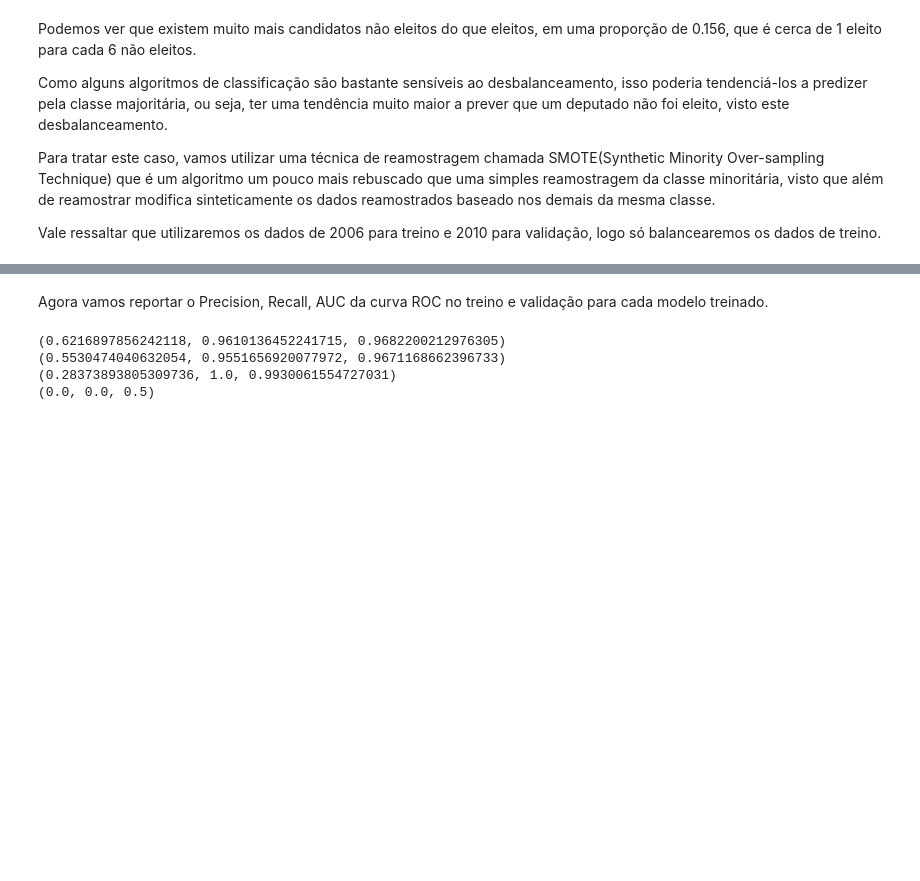
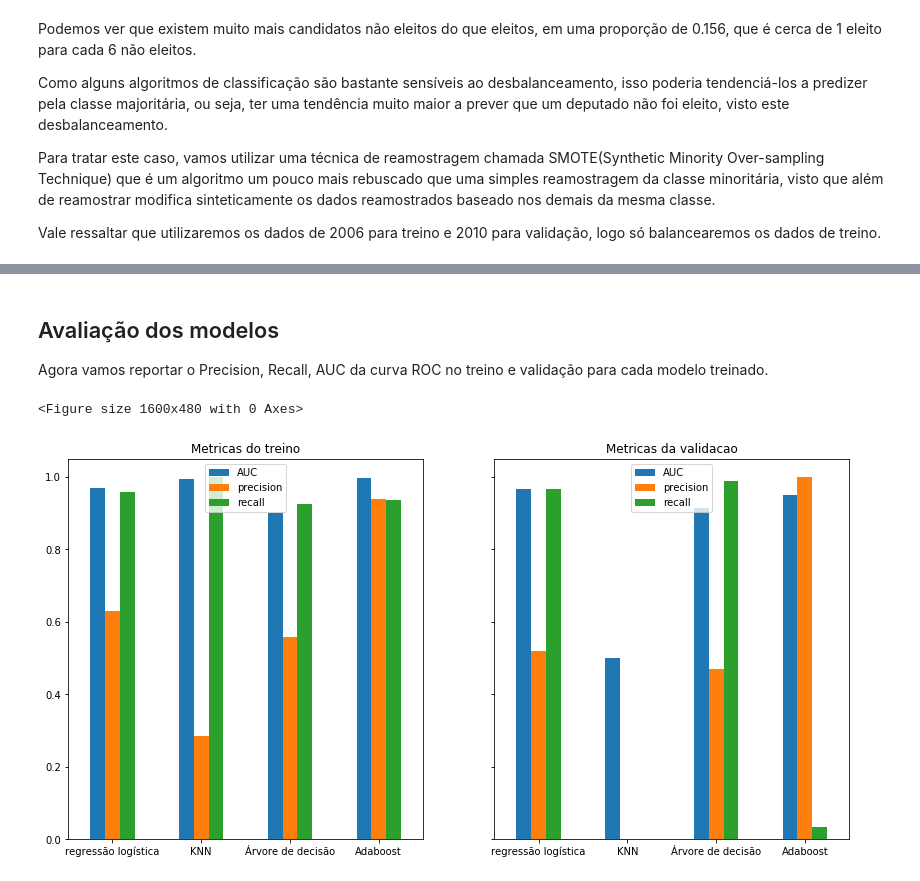
Before and after one commit to orionwinter/machine-learning, a Jupyter notebook: classificacao/Previsão de Eleição dos Deputados.ipynb, the cells around one changed output, grey strips where cells are left out. Saved outputs shown, nothing was run; the diff lists cells and outputs as text; code cells hidden in the pictures; blank space fills up the shorter version.

```diff
--- a/classificacao/Previsão de Eleição dos Deputados.ipynb
+++ b/classificacao/Previsão de Eleição dos Deputados.ipynb
@@ -117,7 +118,7 @@ Y_train = train_data.situacao
 X_validation = validation_data.drop('situacao', axis=1)
 Y_validation = validation_data.situacao
 
-lr_model = LogisticRegressionCV(cv=5, random_state=0, multi_class='multinomial', scoring="f1").fit(X, Y)
+lr_model = LogisticRegressionCV(cv=5, random_state=0, multi_class='ovr', scoring="f1").fit(X, Y)
 lr_train_predict = lr_model.predict(X_train)
 lr_train_y_score = lr_model.decision_function(X_train)
 lr_validation_predict = lr_model.predict(X_validation)
@@ -143,4 +180,6 @@ knn_validation_y_score = knn_model.predict_proba(X_validation)[:, 1]
 # %% [markdown]
+## Avaliação dos modelos
+
 Agora vamos reportar o Precision, Recall, AUC da curva ROC no treino e validação para cada modelo treinado.
 # %%
 from sklearn.metrics import precision_score, recall_score, roc_auc_score
@@ -165,13 +204,46 @@ knn_train_auc_roc = roc_auc_score(train_y_true, knn_train_y_score)
 knn_validation_precision = precision_score(validation_y_true, knn_validation_predict, pos_label="eleito")
 knn_validation_recall = recall_score(validation_y_true, knn_validation_predict, pos_label="eleito")
 knn_validation_auc_roc = roc_auc_score(validation_y_true, knn_validation_y_score)
+
+# Árvore de decisão
+dt_train_precision = precision_score(train_y_true, dt_train_predict, pos_label="eleito")
+dt_train_recall = recall_score(train_y_true, dt_train_predict, pos_label="eleito")
+dt_train_auc_roc = roc_auc_score(train_y_true, dt_train_y_score)
+
+dt_validation_precision = precision_score(validation_y_true, dt_validation_predict, pos_label="eleito")
+dt_validation_recall = recall_score(validation_y_true, dt_validation_predict, pos_label="eleito")
+dt_validation_auc_roc = roc_auc_score(validation_y_true, dt_validation_y_score)
+
+# Adaboost
+ab_train_precision = precision_score(train_y_true, ab_train_predict, pos_label="eleito")
+ab_train_recall = recall_score(train_y_true, ab_train_predict, pos_label="eleito")
+ab_train_auc_roc = roc_auc_score(train_y_true, ab_train_y_score)
+
+ab_validation_precision = precision_score(validation_y_true, ab_validation_predict, pos_label="eleito")
+ab_validation_recall = recall_score(validation_y_true, ab_validation_predict, pos_label="eleito")
+ab_validation_auc_roc = roc_auc_score(validation_y_true, ab_validation_y_score)
-# %%
-print (lr_train_precision, lr_train_recall, lr_train_auc_roc)
-print (lr_validation_precision, lr_validation_recall, lr_validation_auc_roc)
-print (knn_train_precision, knn_train_recall, knn_train_auc_roc)
-print (knn_validation_precision, knn_validation_recall, knn_validation_auc_roc)
-# %% [output]
-(0.6216897856242118, 0.9610136452241715, 0.9682200212976305)
-(0.5530474040632054, 0.9551656920077972, 0.9671168662396733)
-(0.28373893805309736, 1.0, 0.9930061554727031)
-(0.0, 0.0, 0.5)
+# %%
+matplotlib.pyplot.figure(num=None, figsize=(20, 6), dpi=80, facecolor='w', edgecolor='k')
+
+train_precision = [lr_train_precision, knn_train_precision, dt_train_precision, ab_train_precision]
+train_recall = [lr_train_recall, knn_train_recall, dt_train_recall, ab_train_recall]
+train_auc = [lr_train_auc_roc, knn_train_auc_roc, dt_train_auc_roc, ab_train_auc_roc]
+
+validation_precision = [lr_validation_precision, knn_validation_precision, dt_validation_precision, ab_validation_precision]
+validation_recall = [lr_validation_recall, knn_validation_recall, dt_validation_recall, ab_validation_recall]
+validation_auc = [lr_validation_auc_roc, knn_validation_auc_roc, dt_validation_auc_roc, ab_validation_auc_roc]
+
+index = ["regressão logística", "KNN", "Árvore de decisão", "Adaboost"]
+
+df_train = pd.DataFrame({"precision": train_precision, "recall": train_recall, "AUC": train_auc}, index=index)
+df_validation = pd.DataFrame({"precision": validation_precision, "recall": validation_recall, "AUC": validation_auc}, index=index)
+
+fig, (ax, ax2) = matplotlib.pyplot.subplots(ncols=2, sharey=True, figsize=(14, 7))
+ax.set_title("Metricas do treino")
+ax2.set_title("Metricas da validacao")
+df_train.plot.bar(rot=0, ax=ax)
+df_validation.plot.bar(rot=0, ax=ax2)
+matplotlib.pyplot.show()
+# %% [output]
+<Figure size 1600x480 with 0 Axes>
+[figure, added]
```
Also changed, not shown: parts of 26 cells of this notebook.
